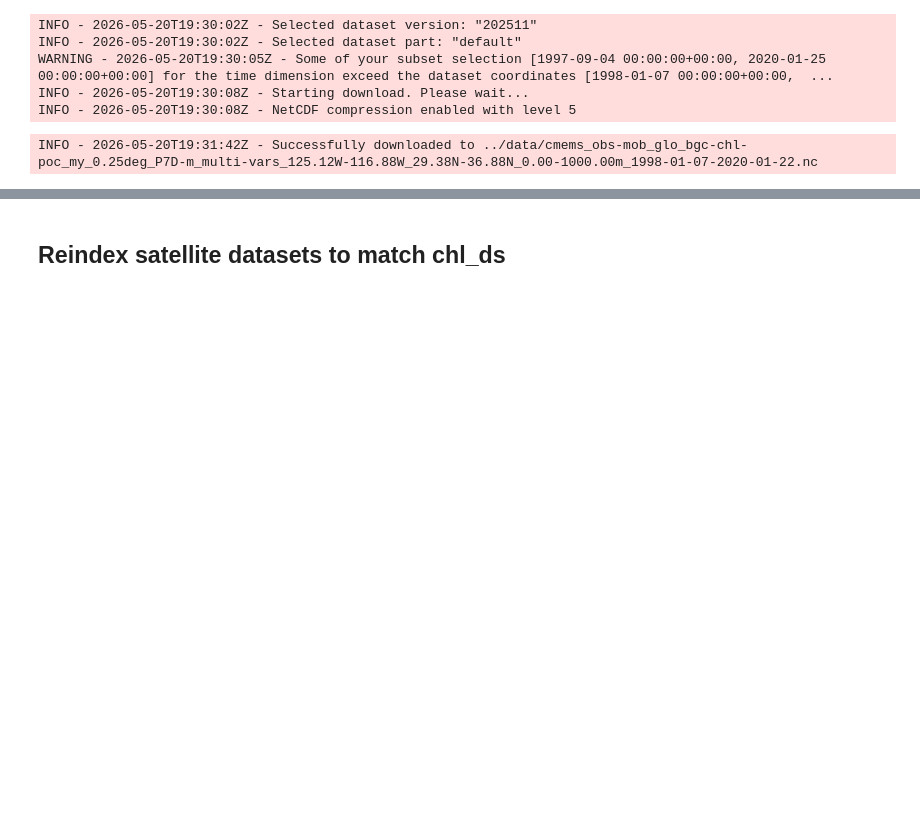
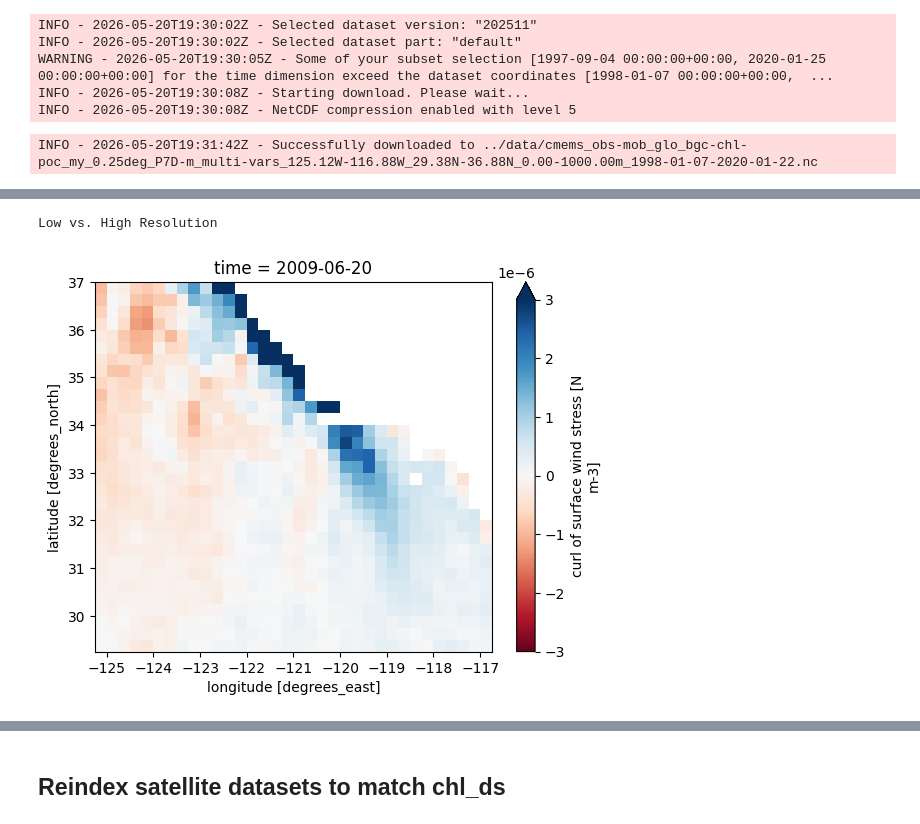
Before and after one commit to decarpenter/primary-productivity, a Jupyter notebook: notebooks/02 Get Satellite Data.ipynb, the cells around one changed output, grey strips where cells are left out. Drawn from its saved outputs; the diff is of its cells as text; code cells hidden in the pictures; blank space fills up the shorter version.

```diff
--- a/notebooks/02 Get Satellite Data.ipynb
+++ b/notebooks/02 Get Satellite Data.ipynb
@@ -437,0 +746,15 @@ with tqdm(total=1, desc="Saving NetCDF") as pbar:
+# %%
+# Daily wind data
+
+t = "2009-06-20"
+var = 'stress_curl'
+
+vmin = -3e-6
+vmax=3e-6
+
+fig, axes = plt.subplots()
+wind_daily_ds.sel(time=t)[var].plot(vmin=vmin, vmax=vmax, cmap='RdBu', center=0)
+plt.show()
+# %% [output]
+Low vs. High Resolution
+[figure, added]
```
Also changed, not shown: parts of 61 cells of this notebook.
